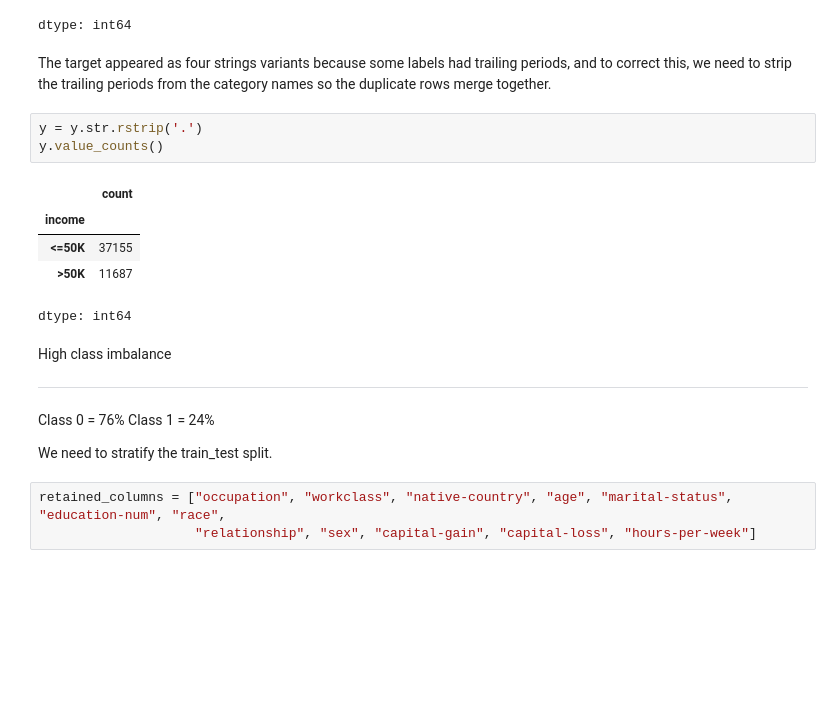
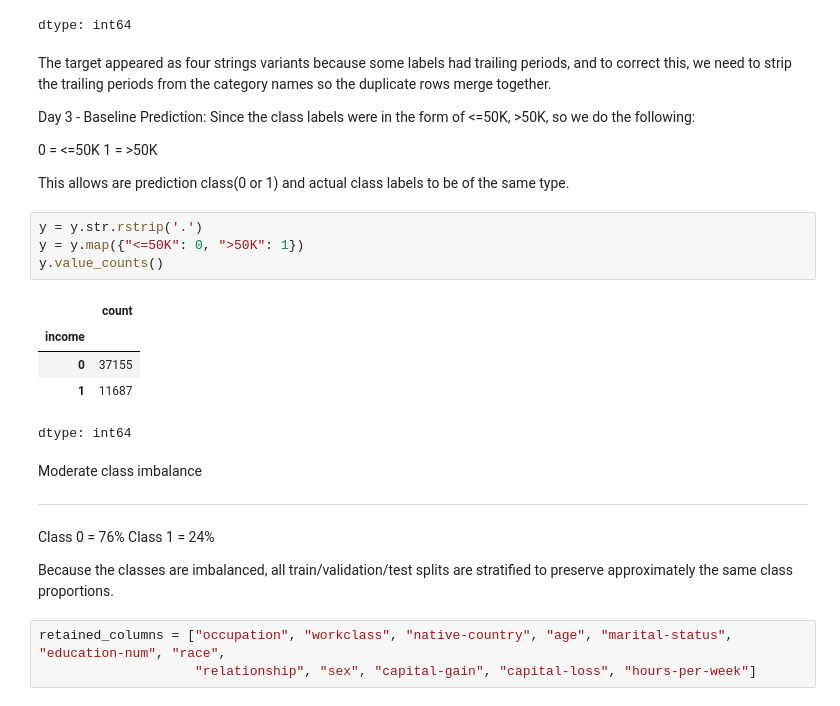
Before and after one commit to nikitask14/adult-income-classification, a Jupyter notebook: adult_income_classification.ipynb, the cells around one changed output. Drawn from its saved outputs; the diff is of its cells as text; blank space fills up the shorter version.

```diff
--- a/adult_income_classification.ipynb
+++ b/adult_income_classification.ipynb
@@ -167,17 +169,25 @@ y.value_counts()
 dtype: int64
 # %% [markdown]
 The target appeared as four strings variants because some labels had trailing periods, and to correct this, we need to strip the trailing periods from the category names so the duplicate rows merge together.
+
+Day 3 - Baseline Prediction: Since the class labels were in the form of <=50K, >50K, so we do the following:
+
+0 = <=50K
+1 = >50K
+
+This allows are prediction class(0 or 1) and actual class labels to be of the same type.
 # %%
 y = y.str.rstrip('.')
+y = y.map({"<=50K": 0, ">50K": 1})
 y.value_counts()
 # %% [output]
 |  | count |
 | income |  |
-| <=50K | 37155 |
-| >50K | 11687 |
+| 0 | 37155 |
+| 1 | 11687 |
 dtype: int64
 # %% [markdown]
-High class imbalance
+Moderate class imbalance
 
 ---
 
@@ -185,7 +195,7 @@ High class imbalance
 Class 0 = 76%
 Class 1 = 24%
 
-We need to stratify the train_test split.
+Because the classes are imbalanced, all train/validation/test splits are stratified to preserve approximately the same class proportions.
 # %%
 retained_columns = ["occupation", "workclass", "native-country", "age",	"marital-status", "education-num", "race",
                     "relationship", "sex", "capital-gain", "capital-loss", "hours-per-week"]
```
Also changed, not shown: parts of 16 cells of this notebook.
